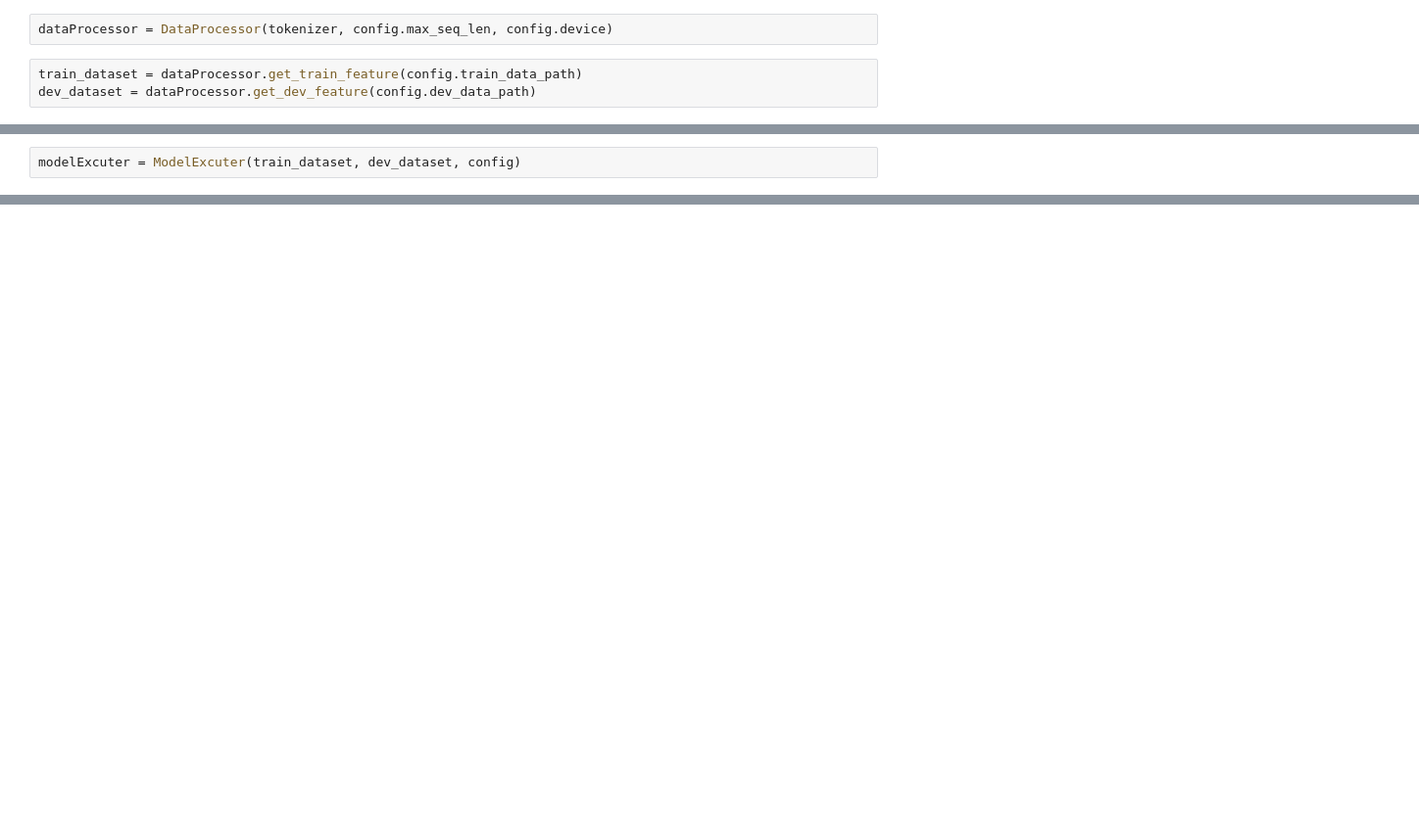
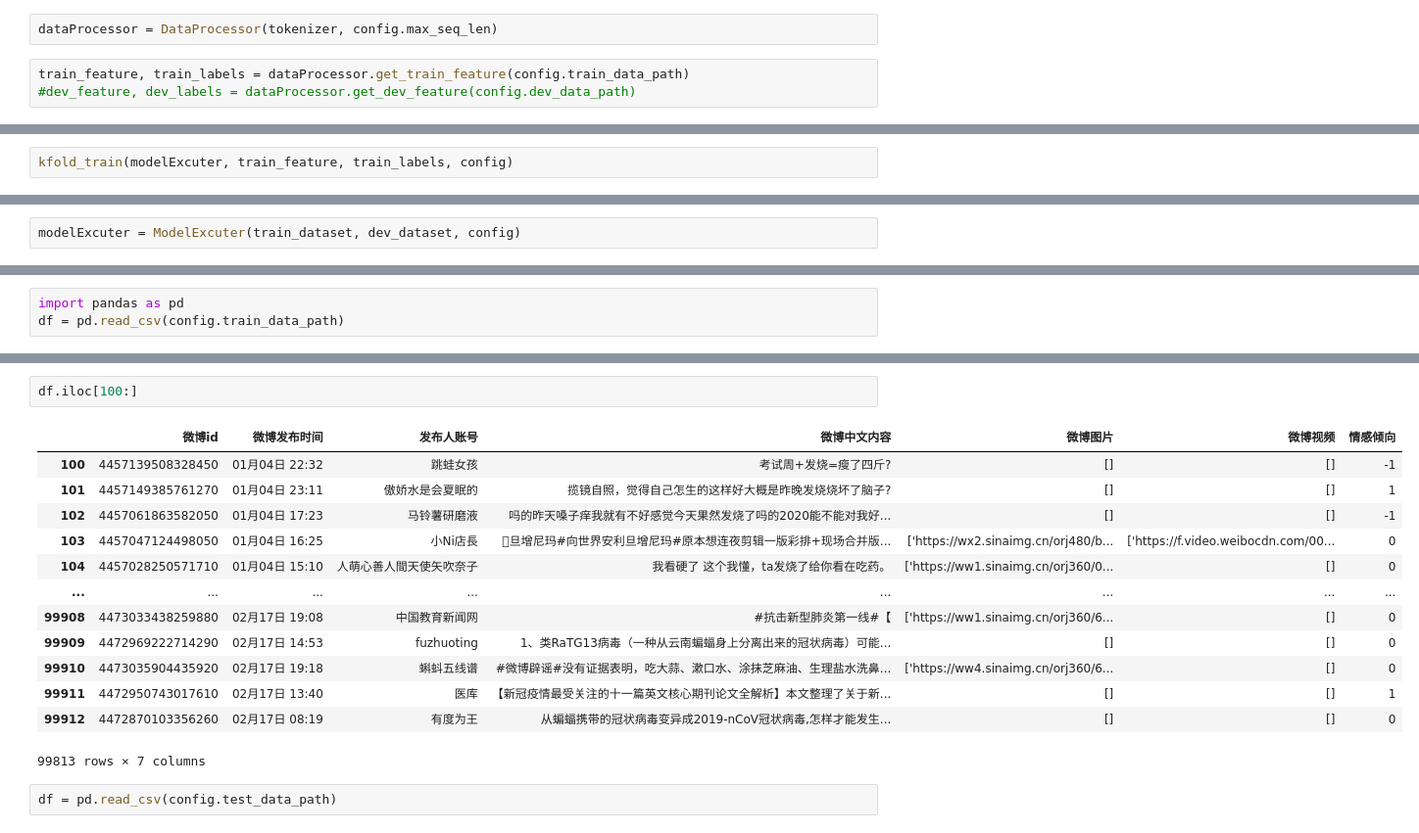
Before and after one commit to LeslieOverfitting/sentiment_analysis, a Jupyter notebook: main.ipynb, the cells around one changed output, grey strips where cells are left out. Shown at 98% size. Saved outputs shown, nothing was run; the diff lists cells and outputs as text; blank space fills up the shorter version.

```diff
--- a/main.ipynb
+++ b/main.ipynb
@@ -55,9 +139,11 @@ tokenizer = BertTokenizer.from_pretrained(config.bert_vocab_path)
 # %% [output]
 Calling BertTokenizer.from_pretrained() with the path to a single file or url is deprecated
 # %%
-dataProcessor = DataProcessor(tokenizer, config.max_seq_len, config.device)
+dataProcessor = DataProcessor(tokenizer, config.max_seq_len)
 # %%
-train_dataset = dataProcessor.get_train_feature(config.train_data_path)
-dev_dataset = dataProcessor.get_dev_feature(config.dev_data_path)
+train_feature, train_labels = dataProcessor.get_train_feature(config.train_data_path)
+#dev_feature, dev_labels = dataProcessor.get_dev_feature(config.dev_data_path)
 # %%
 test_dataset, test_df = dataProcessor.get_test_feature(config.test_data_path)
+# %%
+kfold_train(modelExcuter, train_feature, train_labels, config)
@@ -154,0 +362,3 @@ setInterval(()=>{
+# %%
+import pandas as pd
+df = pd.read_csv(config.train_data_path)
@@ -154,0 +376,18 @@ setInterval(()=>{
+# %%
+df.iloc[100:]
+# %% [output]
+|  | 微博id | 微博发布时间 | 发布人账号 | 微博中文内容 | 微博图片 | 微博视频 | 情感倾向 |
+| 100 | 4457139508328450 | 01月04日 22:32 | 跳蛙女孩 | 考试周+发烧=瘦了四斤? | [] | [] | -1 |
+| 101 | 4457149385761270 | 01月04日 23:11 | 傲娇水是会夏眠的 | 揽镜自照，觉得自己怎生的这样好大概是昨晚发烧烧坏了脑子? | [] | [] | 1 |
+| 102 | 4457061863582050 | 01月04日 17:23 | 马铃薯研磨液 | 吗的昨天嗓子痒我就有不好感觉今天果然发烧了吗的2020能不能对我好... | [] | [] | -1 |
+| 103 | 4457047124498050 | 01月04日 16:25 | 小Ni店長 | 旦增尼玛#向世界安利旦增尼玛#原本想连夜剪辑一版彩排+现场合并版... | ['https://wx2.sinaimg.cn/orj480/b... | ['https://f.video.weibocdn.com/00... | 0 |
+| 104 | 4457028250571710 | 01月04日 15:10 | 人萌心善人間天使矢吹奈子 | 我看硬了 这个我懂，ta发烧了给你看在吃药。 | ['https://ww1.sinaimg.cn/orj360/0... | [] | 0 |
+| ... | ... | ... | ... | ... | ... | ... | ... |
+| 99908 | 4473033438259880 | 02月17日 19:08 | 中国教育新闻网 | #抗击新型肺炎第一线#【 | ['https://ww1.sinaimg.cn/orj360/6... | [] | 0 |
+| 99909 | 4472969222714290 | 02月17日 14:53 | fuzhuoting | 1、类RaTG13病毒（一种从云南蝙蝠身上分离出来的冠状病毒）可能... | [] | [] | 0 |
+| 99910 | 4473035904435920 | 02月17日 19:18 | 蝌蚪五线谱 | #微博辟谣#没有证据表明，吃大蒜、漱口水、涂抹芝麻油、生理盐水洗鼻... | ['https://ww4.sinaimg.cn/orj360/6... | [] | 0 |
+| 99911 | 4472950743017610 | 02月17日 13:40 | 医库 | 【新冠疫情最受关注的十一篇英文核心期刊论文全解析】本文整理了关于新... | [] | [] | 1 |
+| 99912 | 4472870103356260 | 02月17日 08:19 | 有度为王 | 从蝙蝠携带的冠状病毒变异成2019-nCoV冠状病毒,怎样才能发生... | [] | [] | 0 |
+99813 rows × 7 columns
+# %%
+df = pd.read_csv(config.test_data_path)
```
Also changed, not shown: parts of 40 cells of this notebook, 12 other files.
